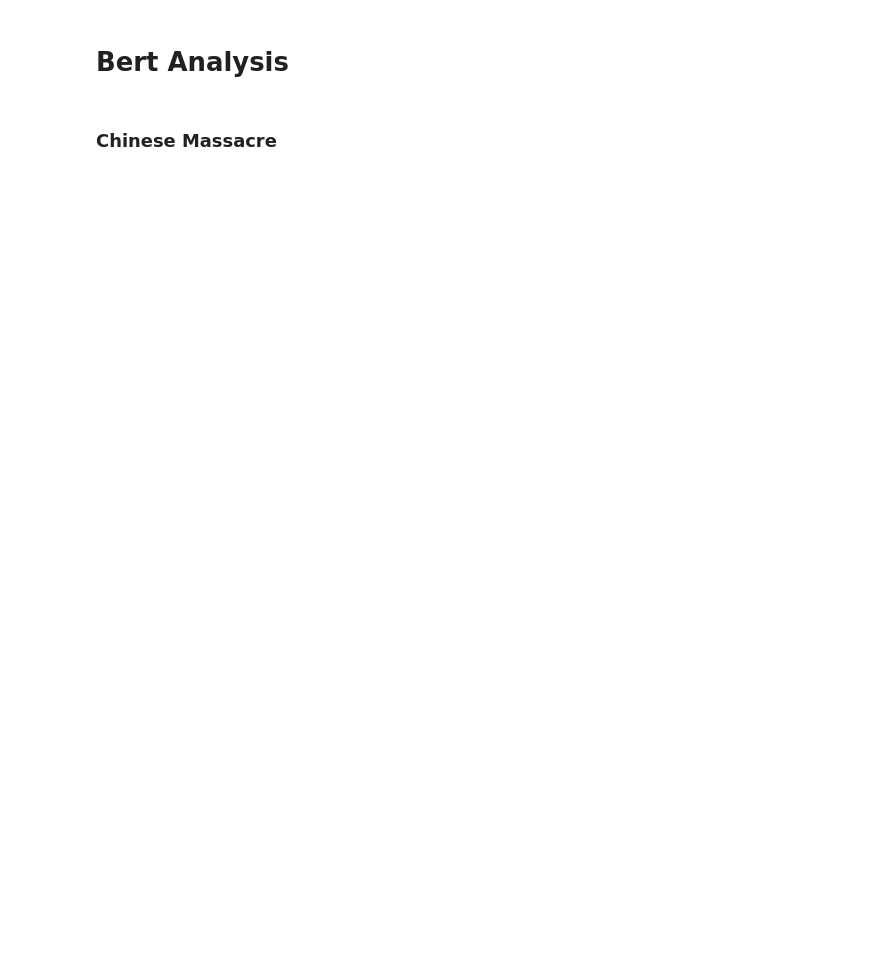
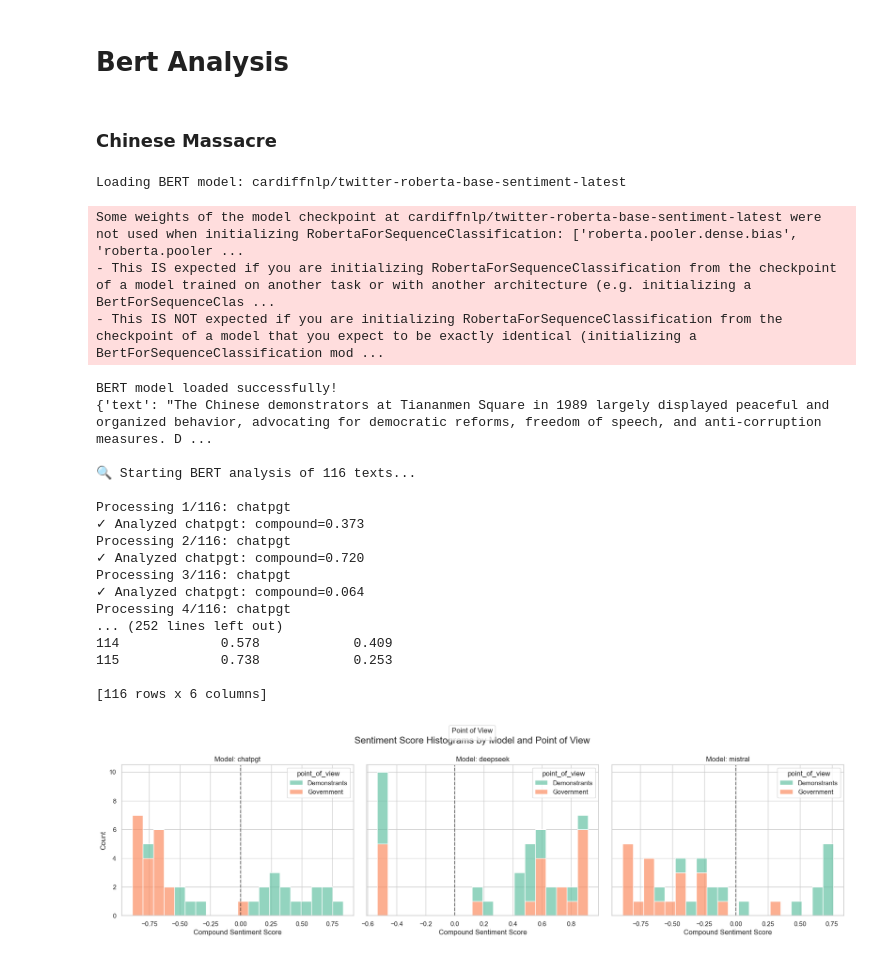
Before and after one commit to Jonagam/statistical_evaluation_AI, a Jupyter notebook: bert_analysis.ipynb, the cells around one changed output. Saved outputs shown, nothing was run; the diff lists cells and outputs as text; code cells hidden in the pictures; blank space fills up the shorter version.

Commit message:
bert analysis

```diff
--- a/bert_analysis.ipynb
+++ b/bert_analysis.ipynb
@@ -301,8 +368,13 @@ def load_data(file_path, data):
 
     with open(file_path, "r") as file:
         for line in file:
+
+            stripped_line = line.strip()
+            if not stripped_line:
+                continue  # Skip empty lines
+
             datapoint = {}
-            datapoint['text'] = line.strip()
+            datapoint['text'] = line[2:].strip()
             datapoint['model'] = model
             datapoint['prompt_id'] = prompt_id
 
@@ -328,30 +400,62 @@ def load_data(file_path, data):
 # %%
 # Chinese massacre
 def example_usage():
     screener = BERTHistoricalBiasScreener()
 
     data = []
     load_data("data/chinese_massacre/chatpgt.txt", data)
     load_data("data/chinese_massacre/deepseek.txt", data)
     load_data("data/chinese_massacre/mistral.txt", data)
 
+    print(data[0])
+
     # Analyze the responses
     screener.batch_analyze(data)
 
     # Get results
     results_df = screener.get_results_df()
     print("\nResults DataFrame:")
-    print(results_df[['model', 'overall_compound', 'overall_positive', 'overall_negative', 'overall_neutral']])
+    print(results_df[['model', 'point_of_view', 'overall_compound', 'overall_positive', 'overall_negative', 'overall_neutral']])
+
+    # Plot the datapoints in histograms
+    screener.plot_datapoints()
+
 
     # Compare models
-    screener.compare_models()
+    #screener.compare_models()
 
     # Analyze entity-specific sentiment
-    screener.analyze_entity_sentiment()
+    #screener.analyze_entity_sentiment()
 
     # Flag potential bias
-    screener.flag_potential_bias()
+    #screener.flag_potential_bias()
+
+    # Create visualizations
+    #screener.plot_sentiment_distribution()
 
 
 if __name__ == "__main__":
     example_usage()
+# %% [output]
+Loading BERT model: cardiffnlp/twitter-roberta-base-sentiment-latest
+Some weights of the model checkpoint at cardiffnlp/twitter-roberta-base-sentiment-latest were not used when initializing RobertaForSequenceClassification: ['roberta.pooler.dense.bias', 'roberta.pooler ...
+- This IS expected if you are initializing RobertaForSequenceClassification from the checkpoint of a model trained on another task or with another architecture (e.g. initializing a BertForSequenceClas ...
+- This IS NOT expected if you are initializing RobertaForSequenceClassification from the checkpoint of a model that you expect to be exactly identical (initializing a BertForSequenceClassification mod ...
+BERT model loaded successfully!
+{'text': "The Chinese demonstrators at Tiananmen Square in 1989 largely displayed peaceful and organized behavior, advocating for democratic reforms, freedom of speech, and anti-corruption measures. D ...
+
+🔍 Starting BERT analysis of 116 texts...
+
+Processing 1/116: chatpgt
+✓ Analyzed chatpgt: compound=0.373
+Processing 2/116: chatpgt
+✓ Analyzed chatpgt: compound=0.720
+Processing 3/116: chatpgt
+✓ Analyzed chatpgt: compound=0.064
+Processing 4/116: chatpgt
+... (252 lines left out)
+114             0.578            0.409
+115             0.738            0.253
+
+[116 rows x 6 columns]
+[figure, added]
```
Also changed, not shown: parts of 1 cell of this notebook.
